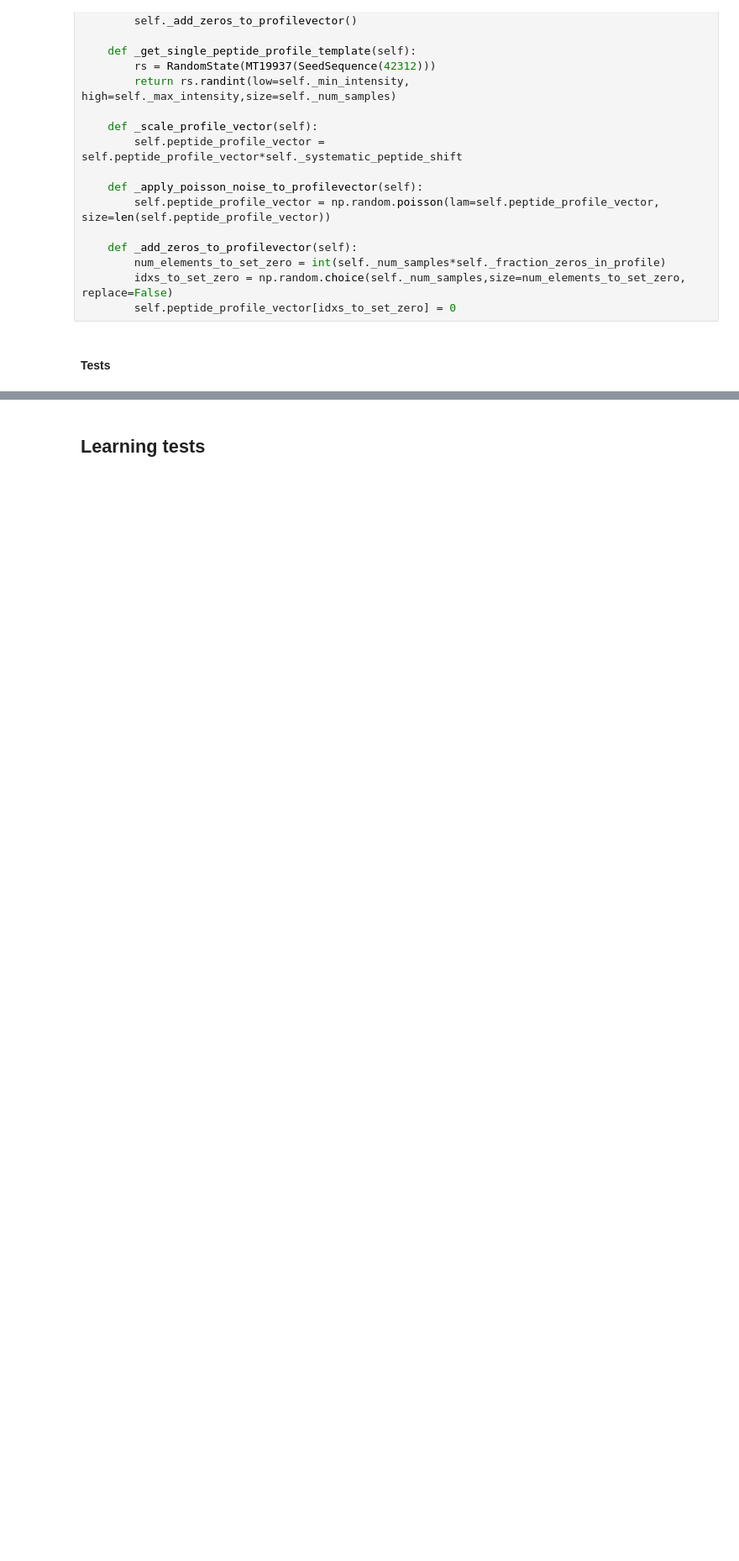
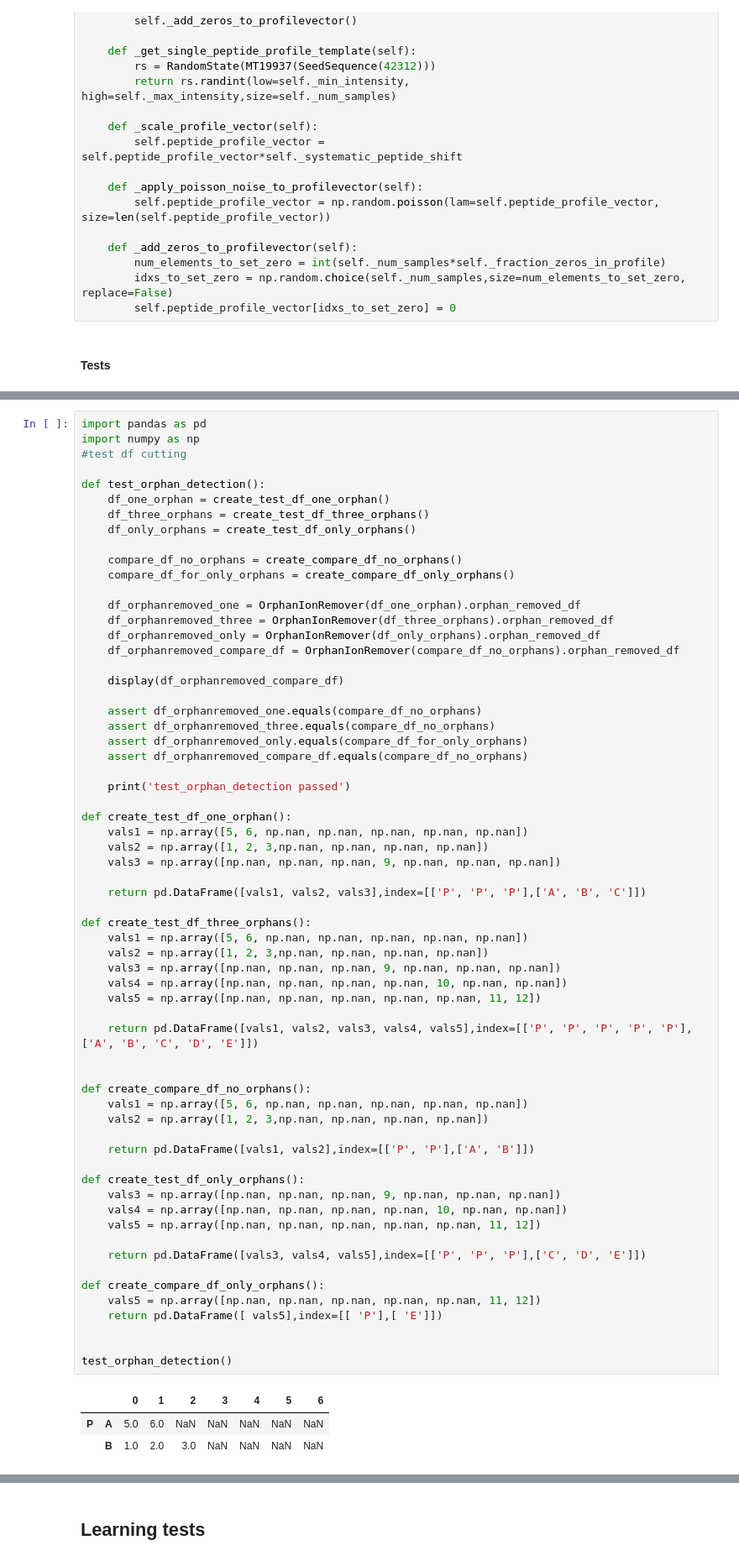
Before and after one commit to MannLabs/directlfq, a Jupyter notebook: 03_protein_intensity_estimation.ipynb, the cells around one changed output, grey strips where cells are left out. Shown at 84% size. Drawn from its saved outputs; the diff is of its cells as text; blank space fills up the shorter version.

```diff
--- a/03_protein_intensity_estimation.ipynb
+++ b/03_protein_intensity_estimation.ipynb
@@ -269 +377,68 @@ test_cutting_of_df()
 ['C', 'B']
+# %%
+import pandas as pd
+import numpy as np
+#test df cutting
+
+def test_orphan_detection():
+    df_one_orphan = create_test_df_one_orphan()
+    df_three_orphans = create_test_df_three_orphans()
+    df_only_orphans = create_test_df_only_orphans()
+
+    compare_df_no_orphans = create_compare_df_no_orphans()
+    compare_df_for_only_orphans = create_compare_df_only_orphans()
+
+    df_orphanremoved_one = OrphanIonRemover(df_one_orphan).orphan_removed_df
+    df_orphanremoved_three = OrphanIonRemover(df_three_orphans).orphan_removed_df
+    df_orphanremoved_only = OrphanIonRemover(df_only_orphans).orphan_removed_df
+    df_orphanremoved_compare_df = OrphanIonRemover(compare_df_no_orphans).orphan_removed_df
+
+    display(df_orphanremoved_compare_df)
+
+    assert df_orphanremoved_one.equals(compare_df_no_orphans)
+    assert df_orphanremoved_three.equals(compare_df_no_orphans)
+    assert df_orphanremoved_only.equals(compare_df_for_only_orphans)
+    assert df_orphanremoved_compare_df.equals(compare_df_no_orphans)
+
+    print('test_orphan_detection passed')
+
+def create_test_df_one_orphan():
+    vals1 = np.array([5, 6, np.nan, np.nan, np.nan, np.nan, np.nan])
+    vals2 = np.array([1, 2, 3,np.nan, np.nan, np.nan, np.nan])
+    vals3 = np.array([np.nan, np.nan, np.nan, 9, np.nan, np.nan, np.nan])
+
+    return pd.DataFrame([vals1, vals2, vals3],index=[['P', 'P', 'P'],['A', 'B', 'C']])
+
+def create_test_df_three_orphans():
+    vals1 = np.array([5, 6, np.nan, np.nan, np.nan, np.nan, np.nan])
+    vals2 = np.array([1, 2, 3,np.nan, np.nan, np.nan, np.nan])
+    vals3 = np.array([np.nan, np.nan, np.nan, 9, np.nan, np.nan, np.nan])
+    vals4 = np.array([np.nan, np.nan, np.nan, np.nan, 10, np.nan, np.nan])
+    vals5 = np.array([np.nan, np.nan, np.nan, np.nan, np.nan, 11, 12])
+
+    return pd.DataFrame([vals1, vals2, vals3, vals4, vals5],index=[['P', 'P', 'P', 'P', 'P'],['A', 'B', 'C', 'D', 'E']])
+
+
+def create_compare_df_no_orphans():
+    vals1 = np.array([5, 6, np.nan, np.nan, np.nan, np.nan, np.nan])
+    vals2 = np.array([1, 2, 3,np.nan, np.nan, np.nan, np.nan])
+
+    return pd.DataFrame([vals1, vals2],index=[['P', 'P'],['A', 'B']])
+
+def create_test_df_only_orphans():
+    vals3 = np.array([np.nan, np.nan, np.nan, 9, np.nan, np.nan, np.nan])
+    vals4 = np.array([np.nan, np.nan, np.nan, np.nan, 10, np.nan, np.nan])
+    vals5 = np.array([np.nan, np.nan, np.nan, np.nan, np.nan, 11, 12])
+
+    return pd.DataFrame([vals3, vals4, vals5],index=[['P', 'P', 'P'],['C', 'D', 'E']])
+
+def create_compare_df_only_orphans():
+    vals5 = np.array([np.nan, np.nan, np.nan, np.nan, np.nan, 11, 12])
+    return pd.DataFrame([ vals5],index=[[ 'P'],[ 'E']])
+
+
+test_orphan_detection()
+# %% [output]
+|  |  | 0 | 1 | 2 | 3 | 4 | 5 | 6 |
+| P | A | 5.0 | 6.0 | NaN | NaN | NaN | NaN | NaN |
+|  | B | 1.0 | 2.0 | 3.0 | NaN | NaN | NaN | NaN |
```
Also changed, not shown: parts of 8 cells of this notebook, 21 other files.
